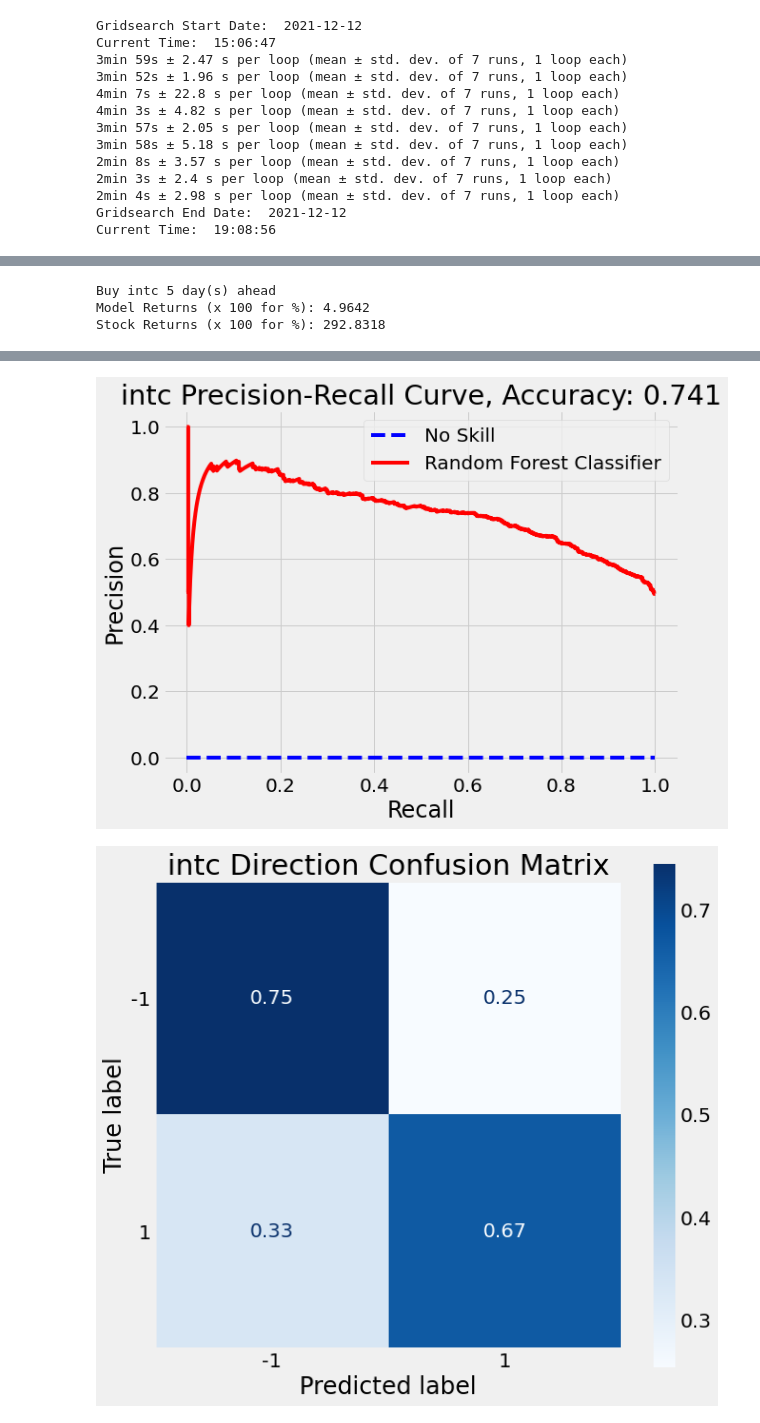
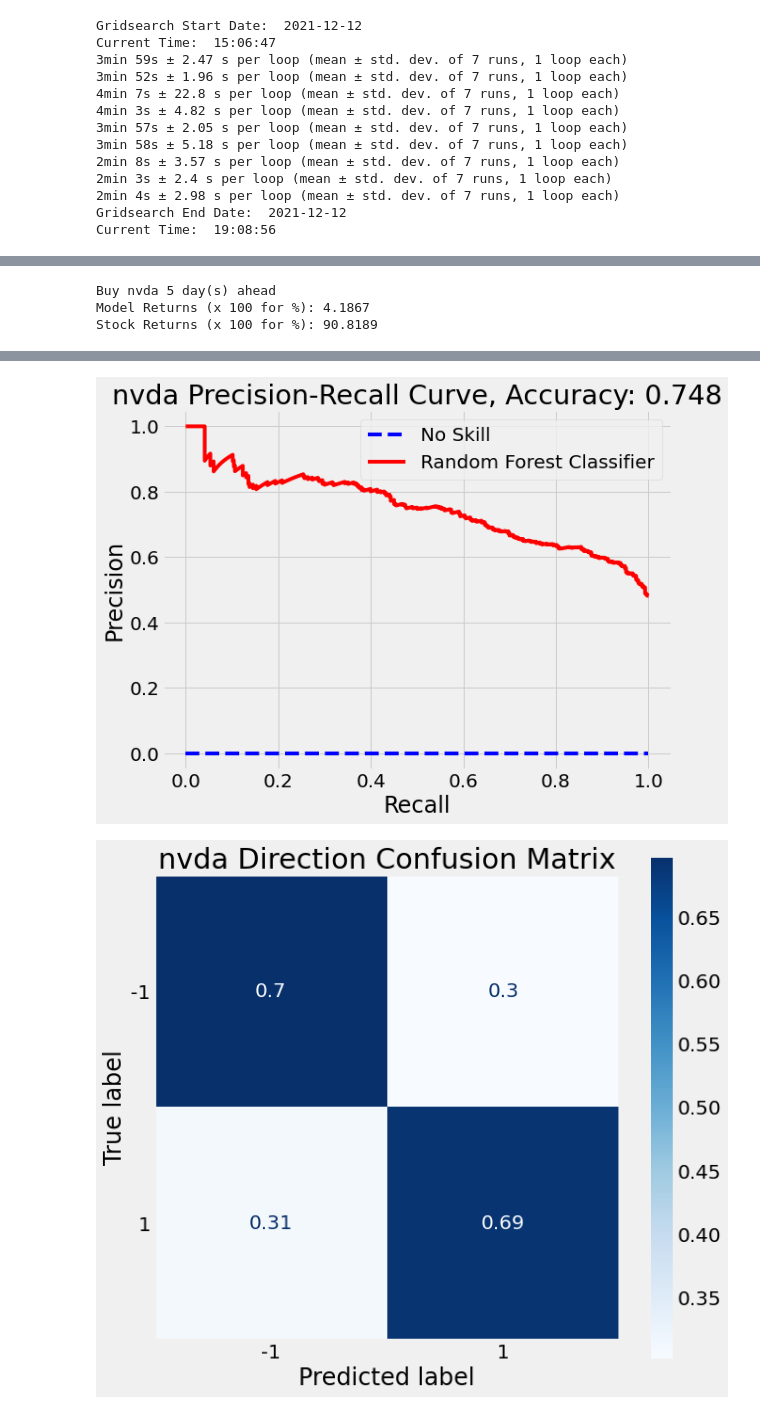
Before and after one commit to yuchild/next_n_day_stock_prediction_simple, a Jupyter notebook: testing.ipynb, the cells around one changed output, grey strips where cells are left out. Cells and saved outputs as stored; diff of their text form; code cells hidden in the pictures.

```diff
--- a/testing.ipynb
+++ b/testing.ipynb
@@ -243,5 +243,5 @@ Stock Returns (x 100 for %): 292.8318
 # %%
-stock_name = 'intc'
+stock_name = 'nvda'
 fn.all_func(stock_name
            , start_dates[stock_name]
            , days_ahead = 5
@@ -249,6 +249,6 @@ fn.all_func(stock_name
            , days_back = 1
           )
 # %% [output]
-Buy intc 5 day(s) ahead
-Model Returns (x 100 for %): 4.9642
-Stock Returns (x 100 for %): 292.8318
+Buy nvda 5 day(s) ahead
+Model Returns (x 100 for %): 4.1867
+Stock Returns (x 100 for %): 90.8189
@@ -257,2 +257,2 @@ Stock Returns (x 100 for %): 292.8318
-[figure, old version]
+[figure, new version]
-[figure, old version]
+[figure, new version]
```
Also changed, not shown: parts of 3 cells of this notebook.
